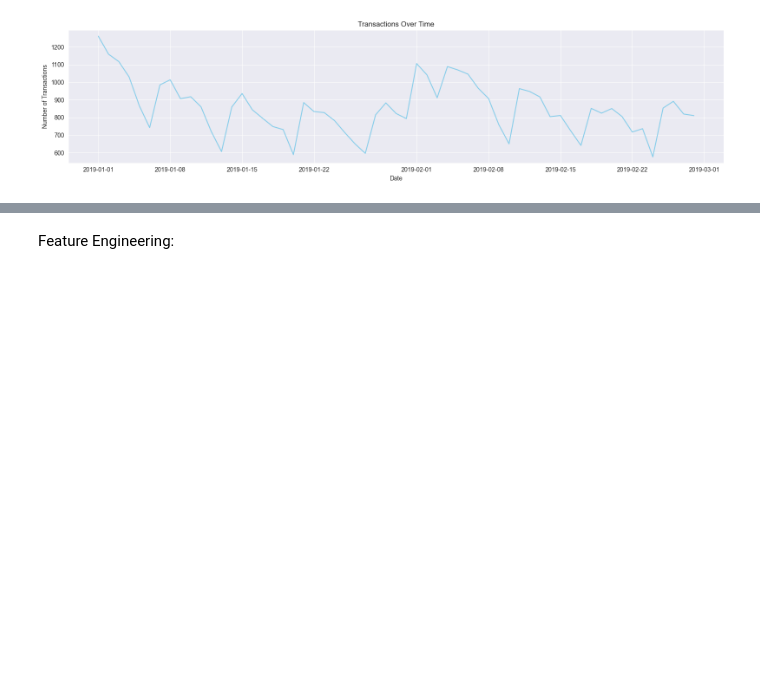
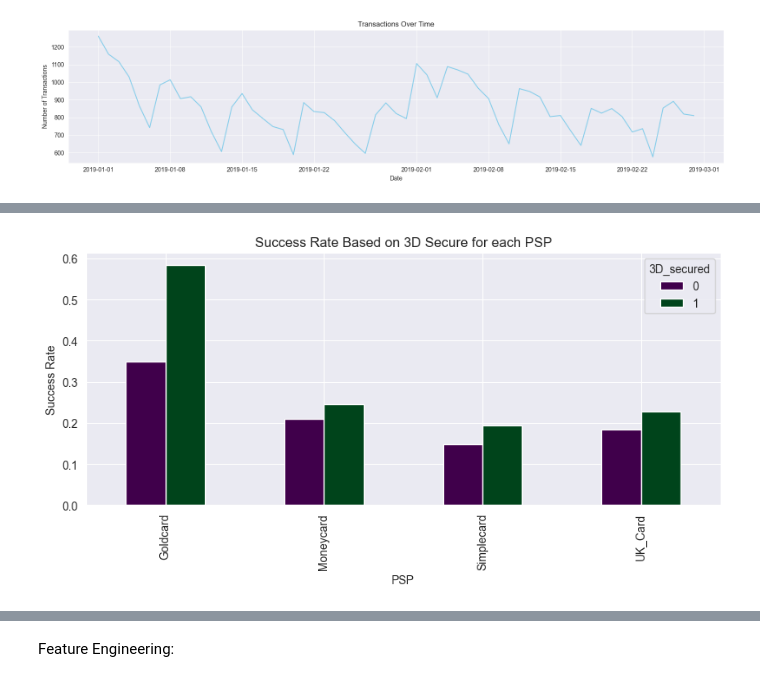
Before and after one commit to ayush1330/Credit_Card_Routing_for_Online_Purchase, a Jupyter notebook: case_study_card_payment.ipynb, the cells around one changed output, grey strips where cells are left out. Saved outputs shown, nothing was run; the diff lists cells and outputs as text; code cells hidden in the pictures; blank space fills up the shorter version.

```diff
--- a/case_study_card_payment.ipynb
+++ b/case_study_card_payment.ipynb
@@ -225,0 +269,9 @@ plt.show()
+# %%
+# Success Rate Based on 3D Secure for each PSP
+psp_3d_secure_rates = data.groupby(["PSP", "3D_secured"])["success"].mean().unstack()
+psp_3d_secure_rates.plot(kind="bar", figsize=(10, 4), colormap="PRGn")
+plt.title("Success Rate Based on 3D Secure for each PSP")
+plt.ylabel("Success Rate")
+plt.show()
+# %% [output]
+[figure, added]
```
Also changed, not shown: parts of 10 cells of this notebook.
